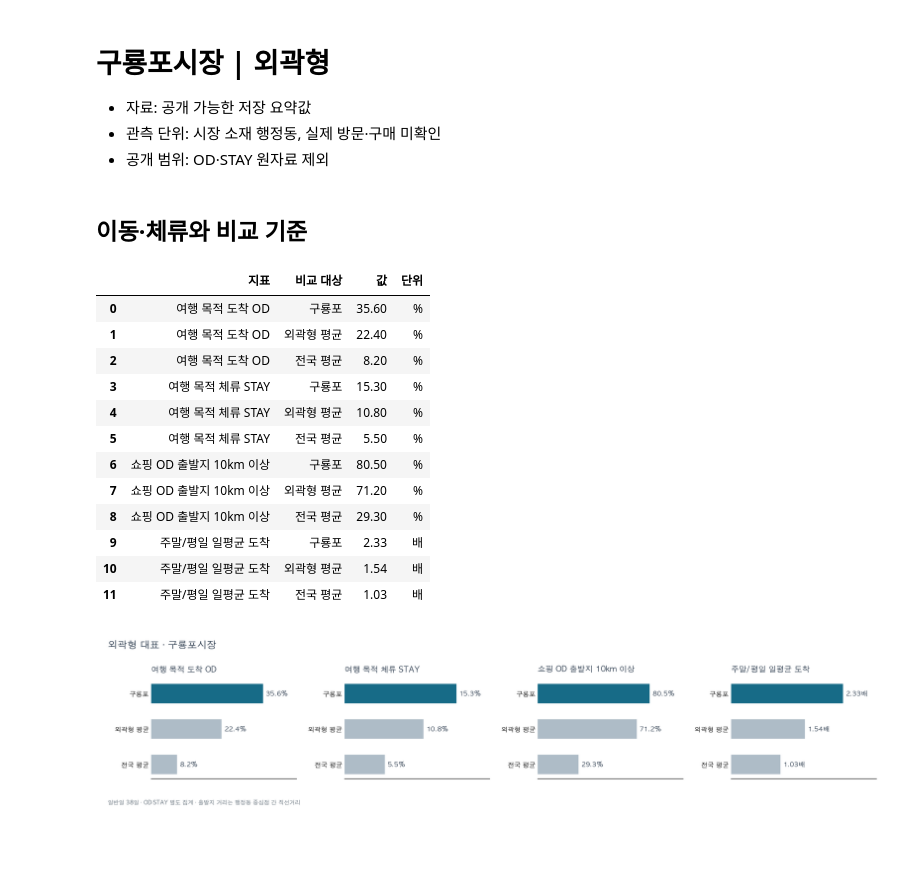
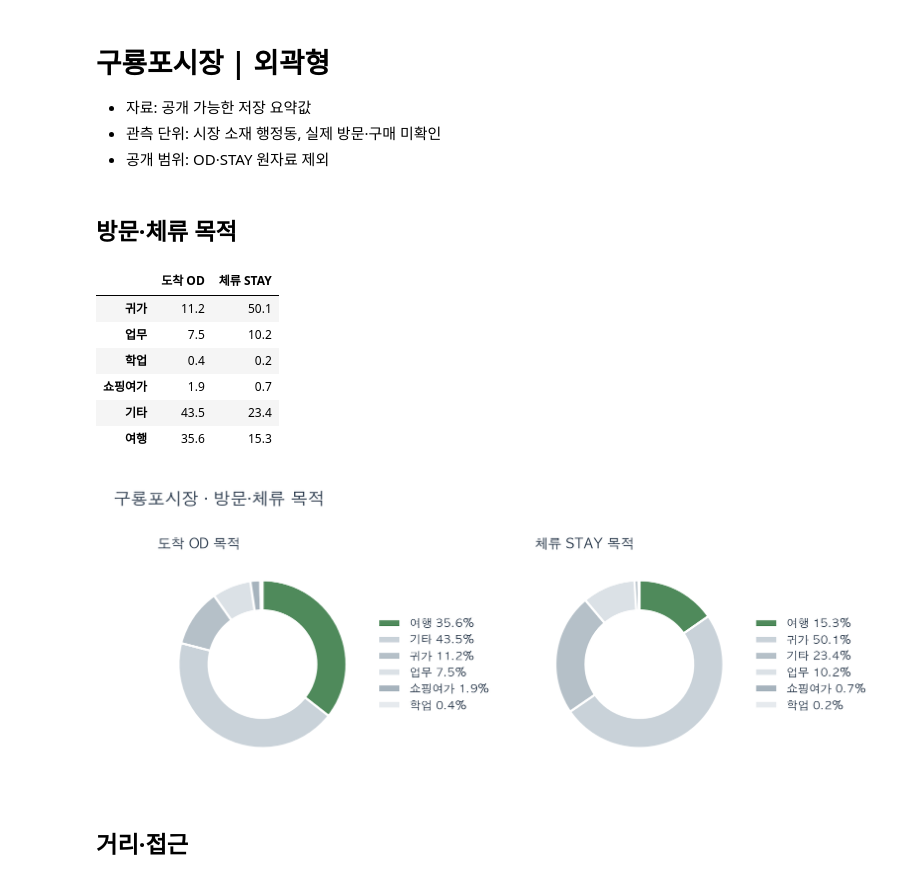
Before and after one commit to hyun8838/bc-market-analysis, a Jupyter notebook: code/07_Guryongpo.ipynb, the cells around one changed output. Drawn from its saved outputs; the diff is of its cells as text; code cells hidden in the pictures; blank space fills up the shorter version.

```diff
--- a/code/07_Guryongpo.ipynb
+++ b/code/07_Guryongpo.ipynb
@@ -13,28 +13,18 @@ from plotting import (FIGS, HOUR, WEEK, STAY, CASE_COMPARISONS, STAY_CASES, TIME
 CASE = '구룡포시장'
 # %% [markdown]
-## 이동·체류와 비교 기준
+## 방문·체류 목적
 # %%
-filename, title, panels, note = CASE_COMPARISONS[CASE]
-comparison = pd.DataFrame([
-    {"지표": metric, "비교 대상": name, "값": value, "단위": unit}
-    for metric, names, values, unit in panels
-    for name, value in zip(names, values)
-])
-display(comparison)
-plot_case_comparison(CASE)
-display(Image(filename=str(FIGS / filename)))
+display((pd.DataFrame(PURPOSE[CASE]) * 100).round(1))
+plot_purpose(CASE)
+display(Image(filename=str(FIGS / PURPOSE_FIGURES[CASE][0])))
 # %% [output]
-|  | 지표 | 비교 대상 | 값 | 단위 |
-| 0 | 여행 목적 도착 OD | 구룡포 | 35.60 | % |
-| 1 | 여행 목적 도착 OD | 외곽형 평균 | 22.40 | % |
-| 2 | 여행 목적 도착 OD | 전국 평균 | 8.20 | % |
-| 3 | 여행 목적 체류 STAY | 구룡포 | 15.30 | % |
-| 4 | 여행 목적 체류 STAY | 외곽형 평균 | 10.80 | % |
-| 5 | 여행 목적 체류 STAY | 전국 평균 | 5.50 | % |
-| 6 | 쇼핑 OD 출발지 10km 이상 | 구룡포 | 80.50 | % |
-| 7 | 쇼핑 OD 출발지 10km 이상 | 외곽형 평균 | 71.20 | % |
-| 8 | 쇼핑 OD 출발지 10km 이상 | 전국 평균 | 29.30 | % |
-| 9 | 주말/평일 일평균 도착 | 구룡포 | 2.33 | 배 |
-| 10 | 주말/평일 일평균 도착 | 외곽형 평균 | 1.54 | 배 |
-| 11 | 주말/평일 일평균 도착 | 전국 평균 | 1.03 | 배 |
+|  | 도착 OD | 체류 STAY |
+| 귀가 | 11.2 | 50.1 |
+| 업무 | 7.5 | 10.2 |
+| 학업 | 0.4 | 0.2 |
+| 쇼핑여가 | 1.9 | 0.7 |
+| 기타 | 43.5 | 23.4 |
+| 여행 | 35.6 | 15.3 |
-[figure, old version]
+[figure, new version]
+# %% [markdown]
+## 거리·접근
```
Also changed, not shown: parts of 7 cells of this notebook, 28 other files.
